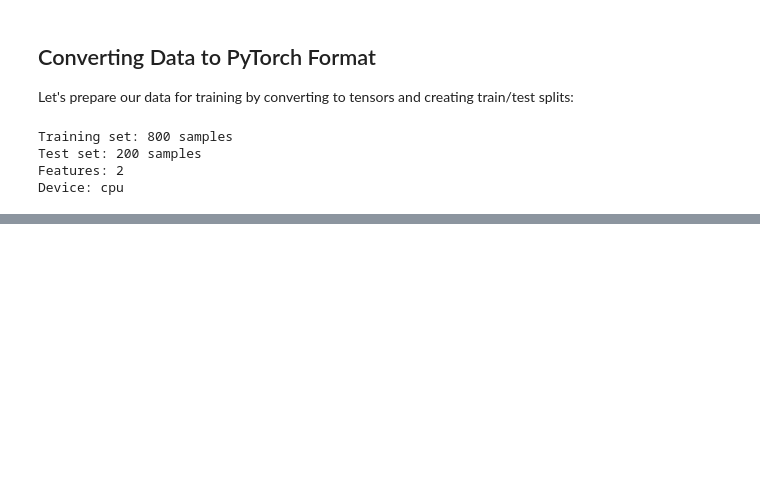
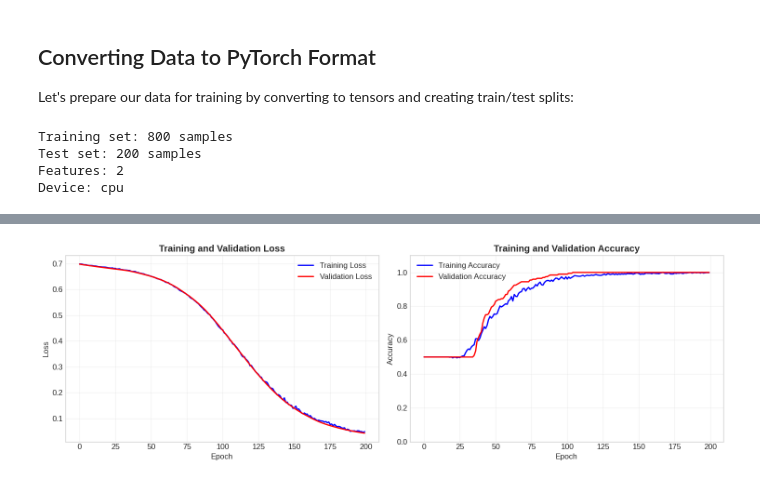
Before and after one commit to charecktowa/Chemistry-ML, a Jupyter notebook: 102_pytorch_introduction.ipynb, the cells around one changed output, grey strips where cells are left out. Drawn from its saved outputs; the diff is of its cells as text; code cells hidden in the pictures; blank space fills up the shorter version.

```diff
--- a/102_pytorch_introduction.ipynb
+++ b/102_pytorch_introduction.ipynb
@@ -581,0 +737,29 @@ Device: cpu
+# %%
+# Create a more complex network for the circles dataset
+class CirclesNet(nn.Module):
+    def __init__(self):
+        super(CirclesNet, self).__init__()
+        self.network = nn.Sequential(
+            nn.Linear(2, 16),
+            nn.ReLU(),
+            nn.Linear(16, 32),
+            nn.ReLU(),
+            nn.Dropout(0.2),
+            nn.Linear(32, 16),
+            nn.ReLU(),
+            nn.Linear(16, 1),
+            nn.Sigmoid()
+        )
+
+    def forward(self, x):
+        return self.network(x)
+
+# Create model and trainer
+model = CirclesNet()
+criterion = nn.BCELoss()
+optimizer = optim.Adam(model.parameters(), lr=0.001)
+
+trainer = NeuralNetworkTrainer(model, criterion, optimizer, device)
+
+# Train the model
+history = trainer.train(X_train, y_train, X_test, y_test, epochs=200, print_every=40)
@@ -581,0 +777,5 @@ Device: cpu
+# %%
+# Plot training history (loss and accuracy)
+trainer.plot_training_history()
+# %% [output]
+[figure, added]
```
Also changed, not shown: parts of 13 cells of this notebook.
